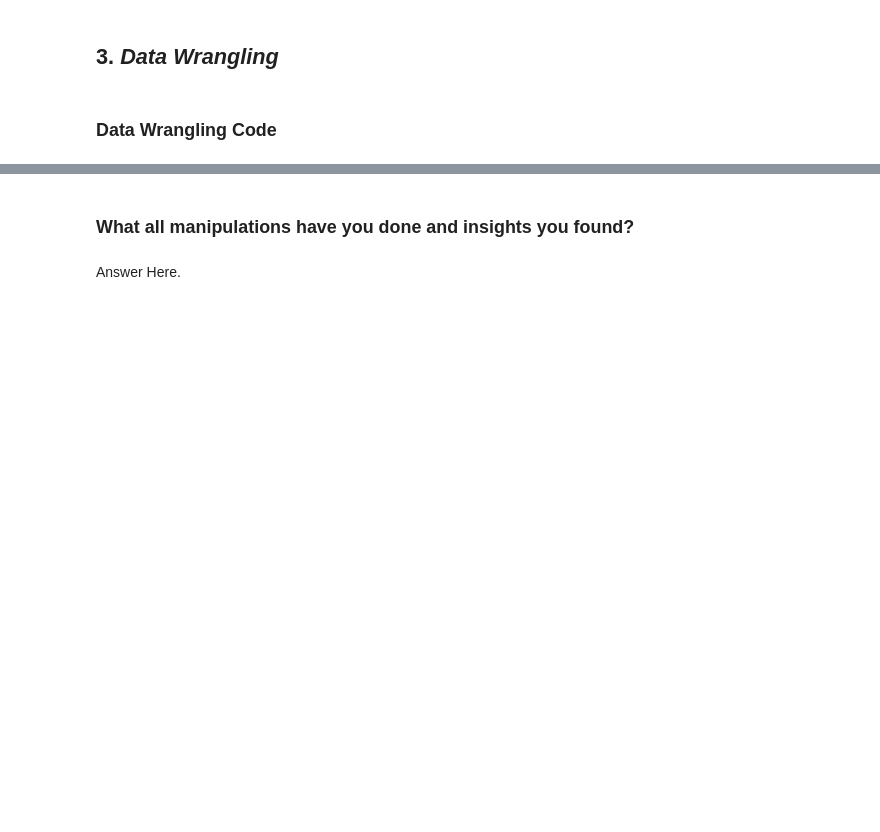
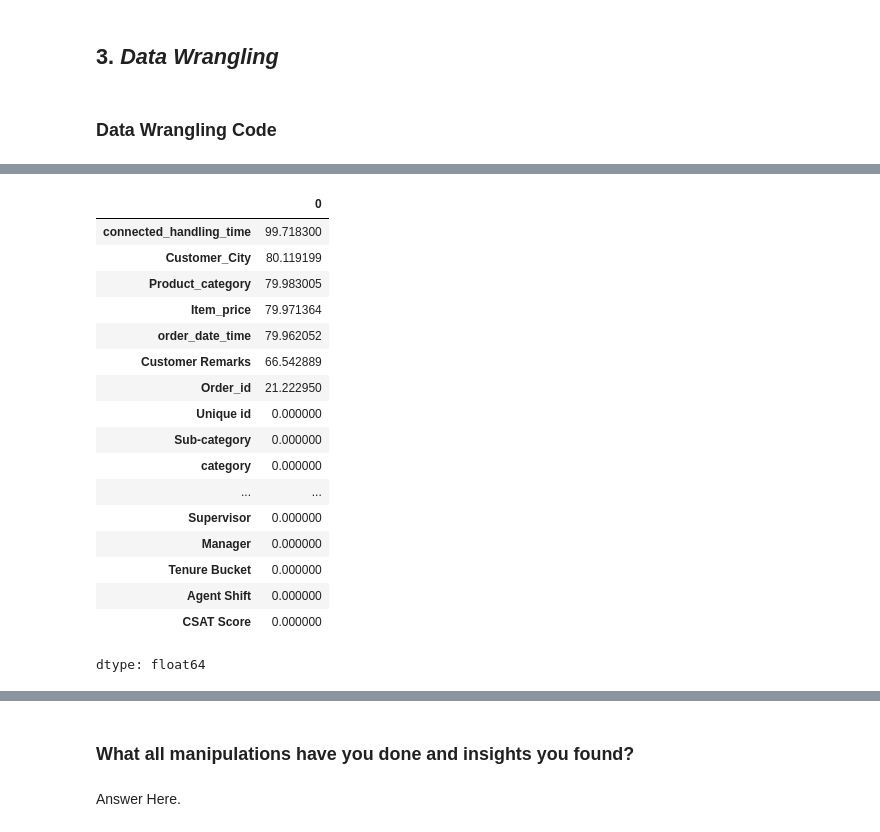
Before and after one commit to Shuvam-2000/Classification-Flipkart-Customer-Service-Satisfaction, a Jupyter notebook: Classification_Flipkart_Customer_Service_Satisfaction.ipynb, the cells around one changed output, grey strips where cells are left out. Cells and saved outputs as stored; diff of their text form; code cells hidden in the pictures; blank space fills up the shorter version.

```diff
--- a/Classification_Flipkart_Customer_Service_Satisfaction.ipynb
+++ b/Classification_Flipkart_Customer_Service_Satisfaction.ipynb
@@ -236,0 +307,23 @@ Answer Here
+# %%
+# Missing Values Percentage
+missing_percentage = (df.isnull().sum() / len(df)) * 100
+missing_percentage.sort_values(ascending=False)
+# %% [output]
+|  | 0 |
+| connected_handling_time | 99.718300 |
+| Customer_City | 80.119199 |
+| Product_category | 79.983005 |
+| Item_price | 79.971364 |
+| order_date_time | 79.962052 |
+| Customer Remarks | 66.542889 |
+| Order_id | 21.222950 |
+| Unique id | 0.000000 |
+| Sub-category | 0.000000 |
+| category | 0.000000 |
+| ... | ... |
+| Supervisor | 0.000000 |
+| Manager | 0.000000 |
+| Tenure Bucket | 0.000000 |
+| Agent Shift | 0.000000 |
+| CSAT Score | 0.000000 |
+dtype: float64
```
Also changed, not shown: parts of 29 cells of this notebook.
